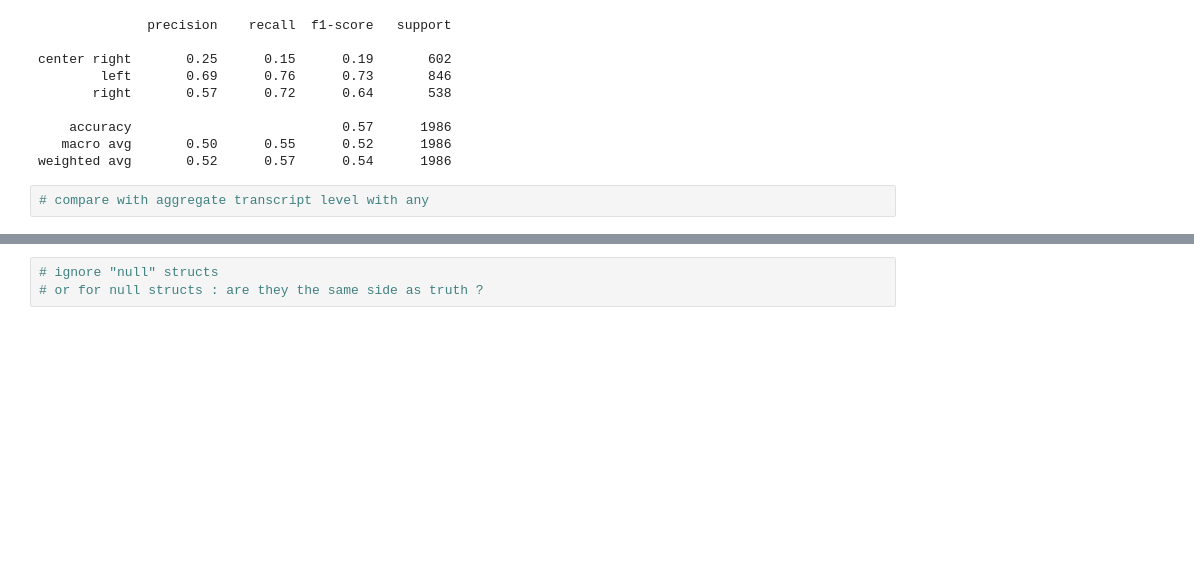
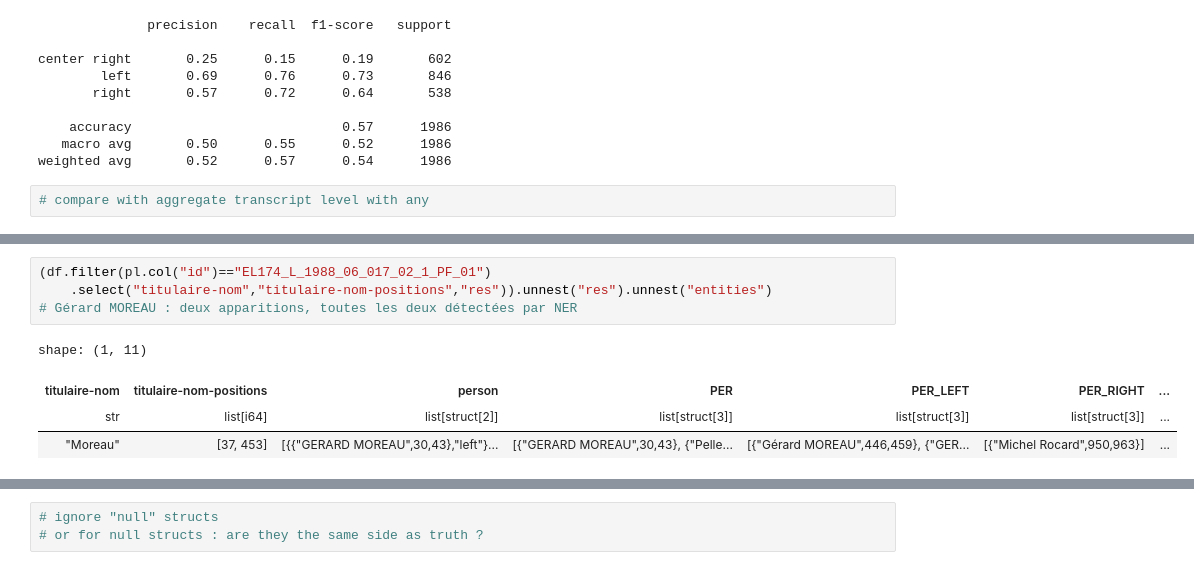
Before and after one commit to slithiaote/2026_NLP_project, a Jupyter notebook: Analysis.ipynb, the cells around one changed output, grey strips where cells are left out. Saved outputs shown, nothing was run; the diff lists cells and outputs as text; blank space fills up the shorter version.

```diff
--- a/Analysis.ipynb
+++ b/Analysis.ipynb
@@ -726,0 +742,9 @@ plt.show()
+# %%
+(df.filter(pl.col("id")=="EL174_L_1988_06_017_02_1_PF_01")
+    .select("titulaire-nom","titulaire-nom-positions","res")).unnest("res").unnest("entities")
+# Gérard MOREAU : deux apparitions, toutes les deux détectées par NER
+# %% [output]
+shape: (1, 11)
+| titulaire-nom | titulaire-nom-positions | person | PER | PER_LEFT | PER_RIGHT | ... |
+| str | list[i64] | list[struct[2]] | list[struct[3]] | list[struct[3]] | list[struct[3]] | ... |
+| "Moreau" | [37, 453] | [{{"GERARD MOREAU",30,43},"left"}... | [{"GERARD MOREAU",30,43}, {"Pelle... | [{"Gérard MOREAU",446,459}, {"GER... | [{"Michel Rocard",950,963}] | ... |
```
Also changed, not shown: parts of 18 cells of this notebook.
